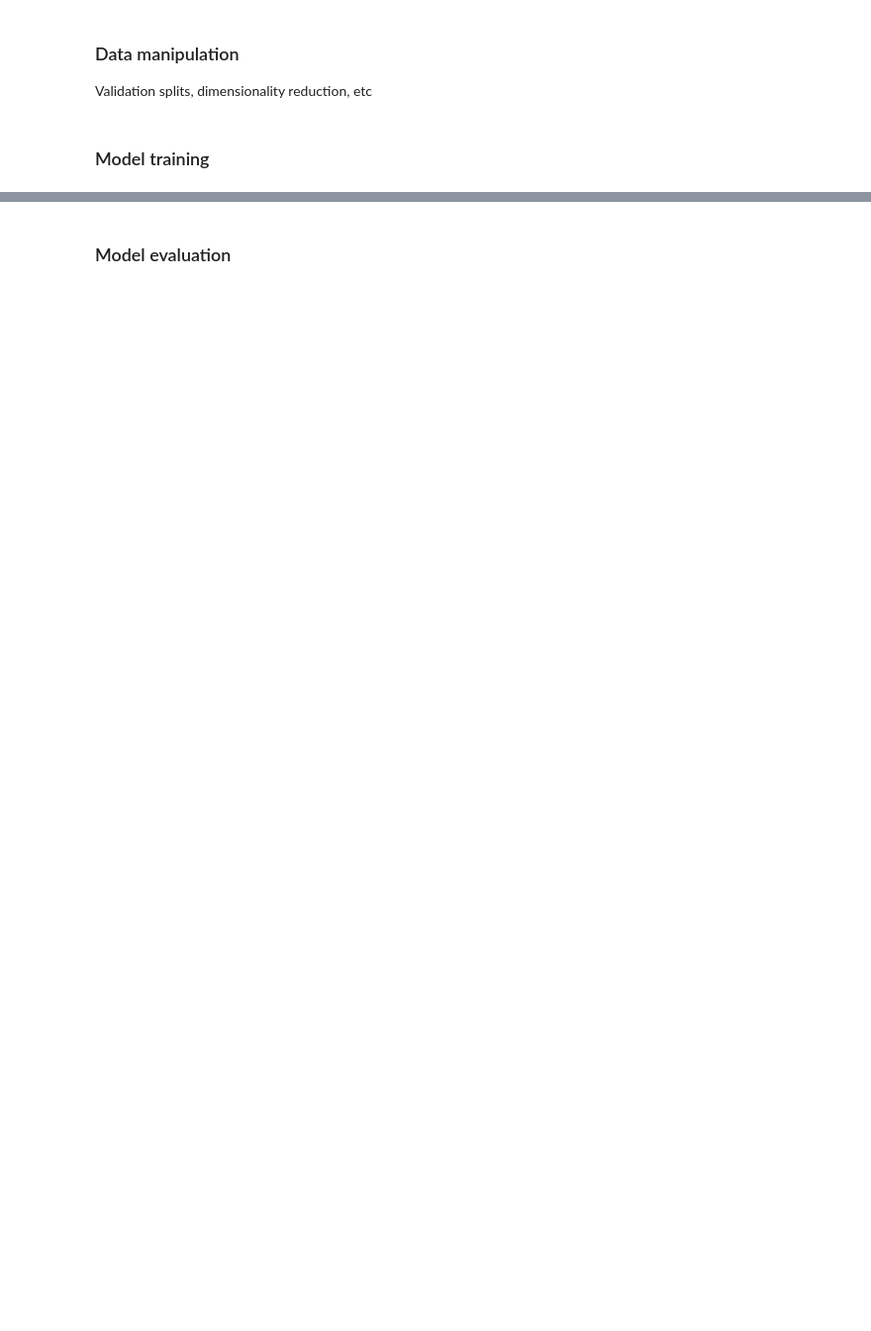
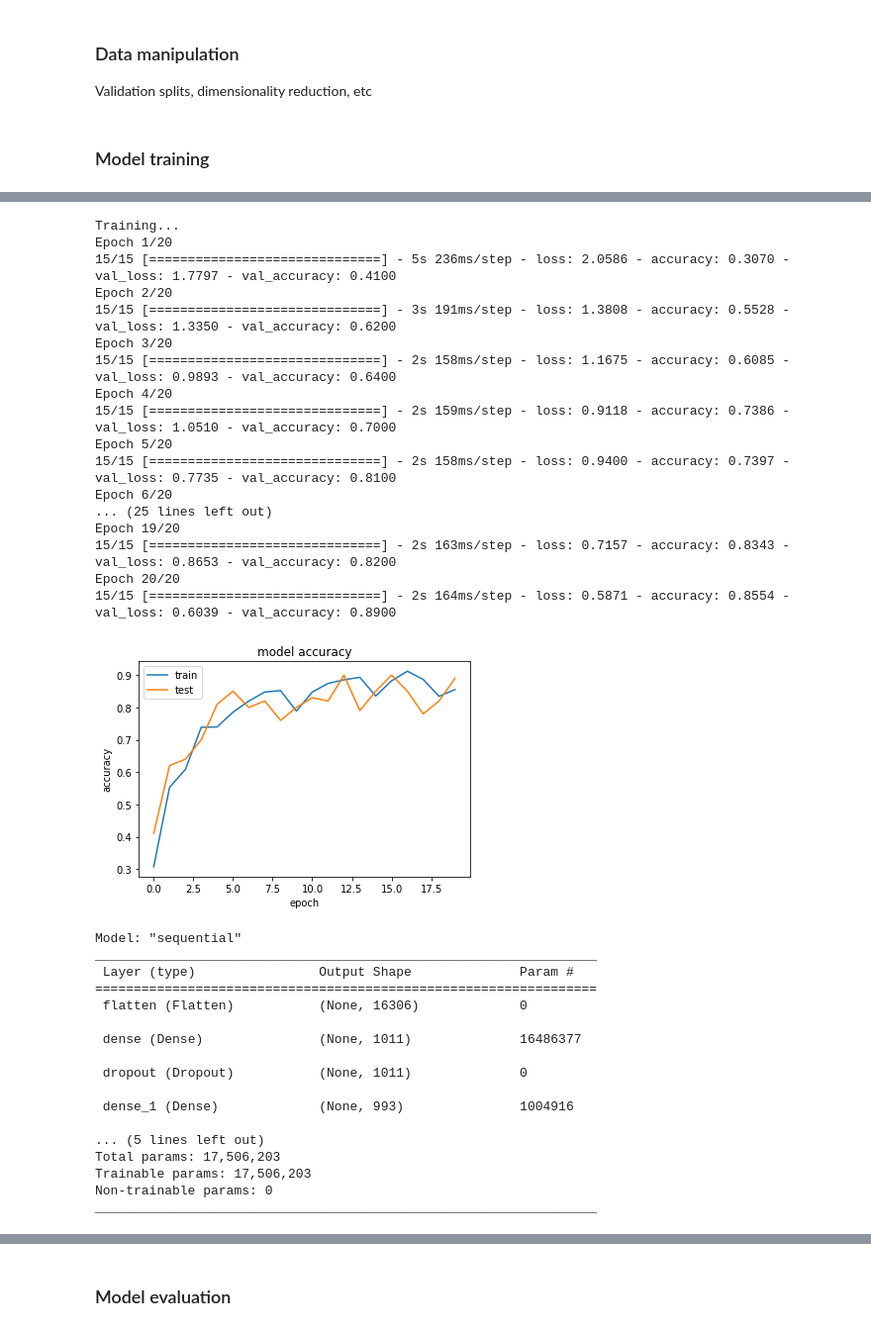
Before and after one commit to hlu17/Protein-Environment-Classification, a Jupyter notebook: modeling/neural_network.ipynb, the cells around one changed output, grey strips where cells are left out. Shown at 99% size. Saved outputs shown, nothing was run; the diff lists cells and outputs as text; code cells hidden in the pictures; blank space fills up the shorter version.

Commit message:
add NN train/val accuracy plot

```diff
--- a/modeling/neural_network.ipynb
+++ b/modeling/neural_network.ipynb
@@ -71,31 +108,9 @@ new_x_train = svd.transform(X_tr)
 new_x_val = svd.transform(X_val)
 # %%
 # convert string labels to numeric
-labels3 = [
-    'Aerosol (non-saline)',
-    'Animal corpus',
-    'Animal proximal gut',
-    'Hypersaline (saline)',
-    'Plant corpus',
-    'Plant rhizosphere',
-    'Plant surface',
-    'Sediment (non-saline)',
-    'Sediment (saline)',
-    'Soil (non-saline)',
-    'Subsurface (non-saline)',
-    'Surface (non-saline)',
-    'Surface (saline)',
-    'Water (non-saline)',
-    'Water (saline)'
-]
-labels3_map = {}
-for i in range(0,len(labels3)):
-    label = labels3[i]
-    labels3_map[label] = i
-
-Y_tr['EMPO_3_int'] = Y_tr['EMPO_3'].map(labels3_map)
-Y_tr.head()
-Y_val['EMPO_3_int'] = Y_val['EMPO_3'].map(labels3_map)
+#Y_tr['EMPO_3_int'] = Y_tr['EMPO_3'].map(labels3_map)
+#Y_tr.head()
+#Y_val['EMPO_3_int'] = Y_val['EMPO_3'].map(labels3_map)
 # %% [markdown]
 ### Model training
 # %%
@@ -211,0 +277,48 @@ _________________________________________________________________
+# %%
+# model with 2 hidden layers
+nn2 = train_model(X_tr, Y_tr['EMPO_3_int'], 15,
+    hidden_layer_sizes=[1011, 993],
+    kernel_regularizer=2.08e-07,
+    bias_regularizer=8.18e-05,
+    activity_regularizer=3.39e-06,
+    dropout=0.009,
+    optimizer='Adam',
+    learning_rate=0.0036,
+    batch_size=64,
+    num_epochs=20)
+# %% [output]
+Training...
+Epoch 1/20
+15/15 [==============================] - 5s 236ms/step - loss: 2.0586 - accuracy: 0.3070 - val_loss: 1.7797 - val_accuracy: 0.4100
+Epoch 2/20
+15/15 [==============================] - 3s 191ms/step - loss: 1.3808 - accuracy: 0.5528 - val_loss: 1.3350 - val_accuracy: 0.6200
+Epoch 3/20
+15/15 [==============================] - 2s 158ms/step - loss: 1.1675 - accuracy: 0.6085 - val_loss: 0.9893 - val_accuracy: 0.6400
+Epoch 4/20
+15/15 [==============================] - 2s 159ms/step - loss: 0.9118 - accuracy: 0.7386 - val_loss: 1.0510 - val_accuracy: 0.7000
+Epoch 5/20
+15/15 [==============================] - 2s 158ms/step - loss: 0.9400 - accuracy: 0.7397 - val_loss: 0.7735 - val_accuracy: 0.8100
+Epoch 6/20
+... (25 lines left out)
+Epoch 19/20
+15/15 [==============================] - 2s 163ms/step - loss: 0.7157 - accuracy: 0.8343 - val_loss: 0.8653 - val_accuracy: 0.8200
+Epoch 20/20
+15/15 [==============================] - 2s 164ms/step - loss: 0.5871 - accuracy: 0.8554 - val_loss: 0.6039 - val_accuracy: 0.8900
+[figure, added]
+Model: "sequential"
+_________________________________________________________________
+ Layer (type)                Output Shape              Param #
+=================================================================
+ flatten (Flatten)           (None, 16306)             0
+
+ dense (Dense)               (None, 1011)              16486377
+
+ dropout (Dropout)           (None, 1011)              0
+
+ dense_1 (Dense)             (None, 993)               1004916
+
+... (5 lines left out)
+Total params: 17,506,203
+Trainable params: 17,506,203
+Non-trainable params: 0
+_________________________________________________________________
```
Also changed, not shown: parts of 9 cells of this notebook, 2 other files.
